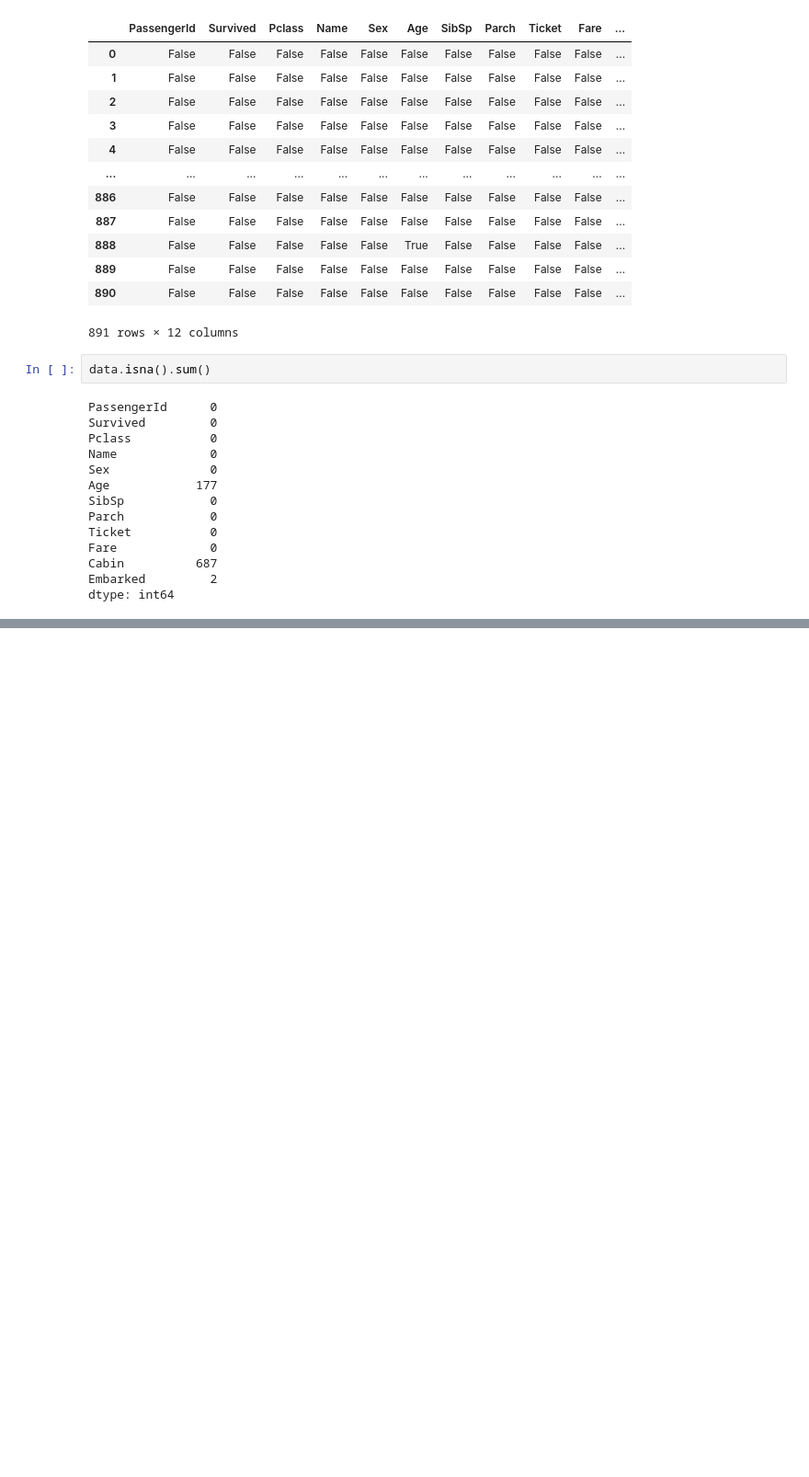
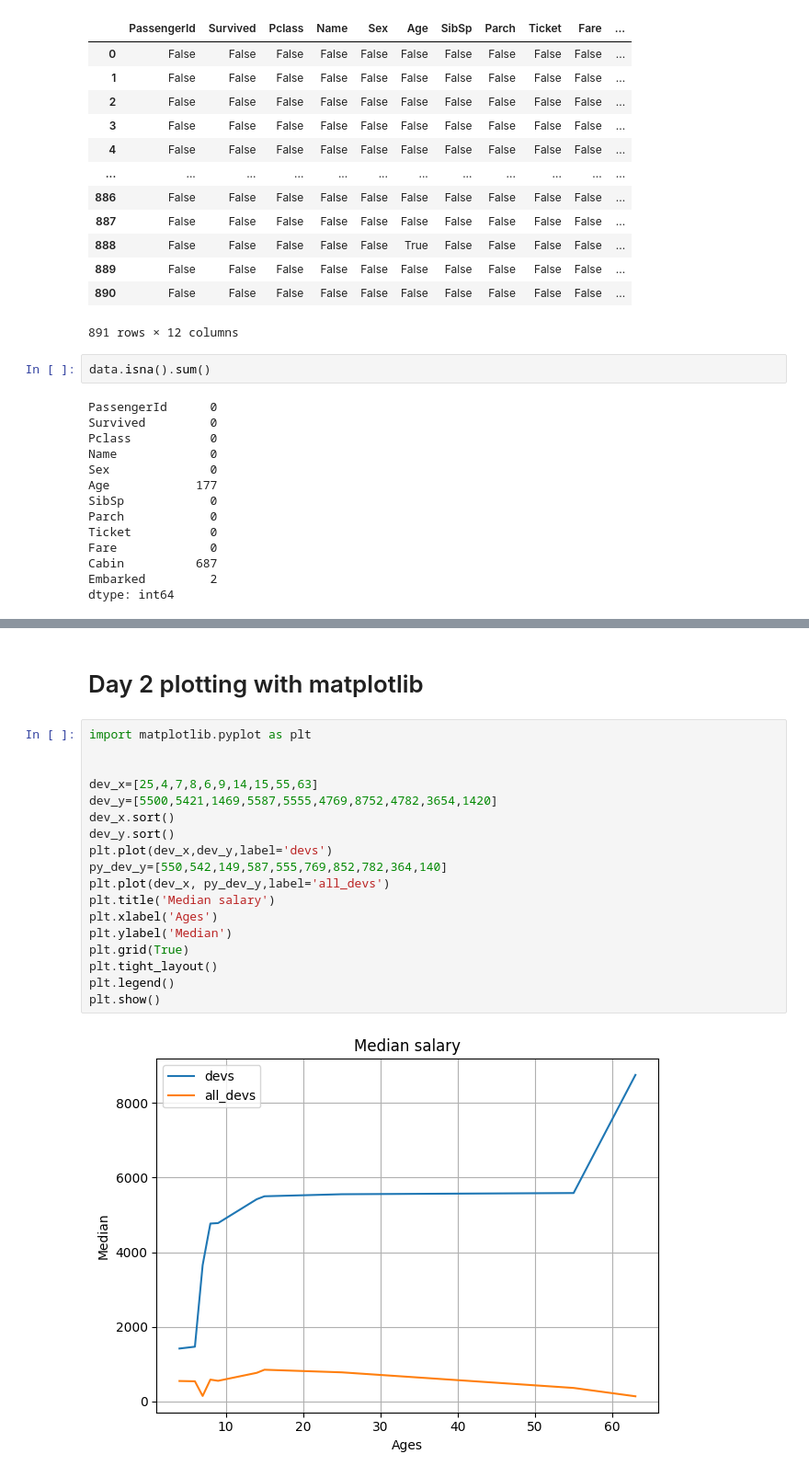
Before and after one commit to DavidFodor20/ML_Projects, a Jupyter notebook: Learning/Week1.ipynb, the cells around one changed output, grey strips where cells are left out. Shown at 92% size. Drawn from its saved outputs; the diff is of its cells as text; blank space fills up the shorter version.

Commit message:
matplotlib intro and usage examples

```diff
--- a/Learning/Week1.ipynb
+++ b/Learning/Week1.ipynb
@@ -284,0 +318,22 @@ dtype: int64
+# %% [markdown]
+# Day 2 plotting with matplotlib
+# %%
+import matplotlib.pyplot as plt
+
+
+dev_x=[25,4,7,8,6,9,14,15,55,63]
+dev_y=[5500,5421,1469,5587,5555,4769,8752,4782,3654,1420]
+dev_x.sort()
+dev_y.sort()
+plt.plot(dev_x,dev_y,label='devs')
+py_dev_y=[550,542,149,587,555,769,852,782,364,140]
+plt.plot(dev_x, py_dev_y,label='all_devs')
+plt.title('Median salary')
+plt.xlabel('Ages')
+plt.ylabel('Median')
+plt.grid(True)
+plt.tight_layout()
+plt.legend()
+plt.show()
+# %% [output]
+[figure, added]
```
Also changed, not shown: parts of 10 cells of this notebook.
